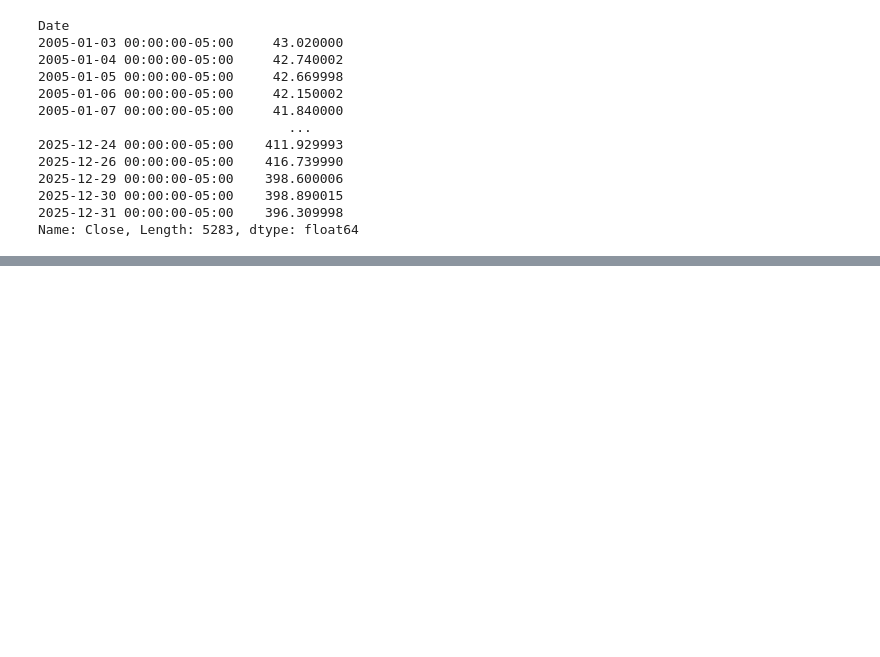
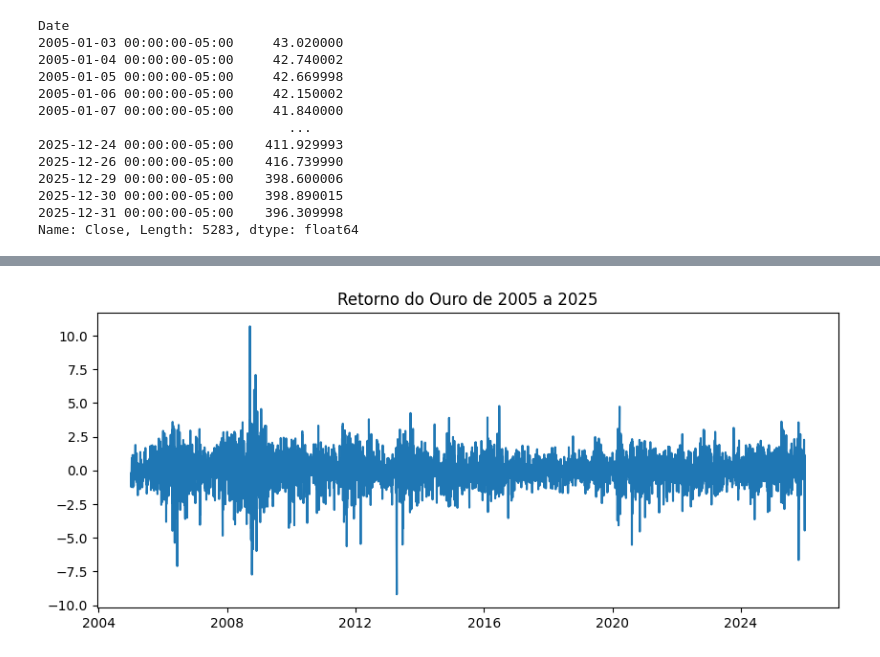
Before and after one commit to iagonmic/timeseries-econometrics-labs, a Jupyter notebook: questions/06_arch_garch.ipynb, the cells around one changed output, grey strips where cells are left out. Cells and saved outputs as stored; diff of their text form; code cells hidden in the pictures; blank space fills up the shorter version.

```diff
--- a/questions/06_arch_garch.ipynb
+++ b/questions/06_arch_garch.ipynb
@@ -41,3 +41,10 @@ Date
 2025-12-30 00:00:00-05:00    398.890015
 2025-12-31 00:00:00-05:00    396.309998
 Name: Close, Length: 5283, dtype: float64
+# %%
+# vamos calcular os retornos no lugar dos preços
+# a ideia é usar log(Pt) - log(Pt-1)
+import numpy as np
+
+returns = (100 * np.log(df/df.shift(1))).dropna()
+returns
@@ -44 +65,12 @@ Name: Close, Length: 5283, dtype: float64
+# %%
+# visualizando a série
+import pandas as pd
+import matplotlib.pyplot as plt
+
+plt.figure(figsize=(10,4))
+plt.plot(returns)
+plt.title('Retorno do Ouro de 2005 a 2025')
+plt.show()
+# %% [output]
+[figure, added]
 # %%
```
Also changed, not shown: parts of 12 cells of this notebook.
